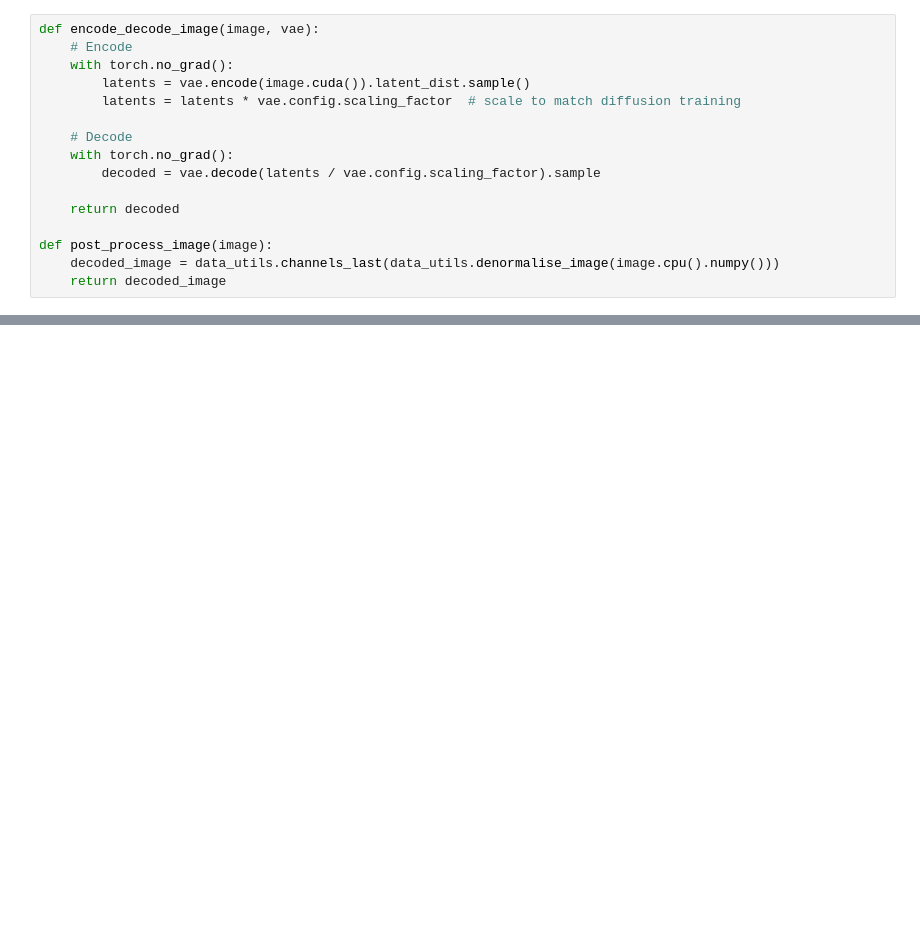
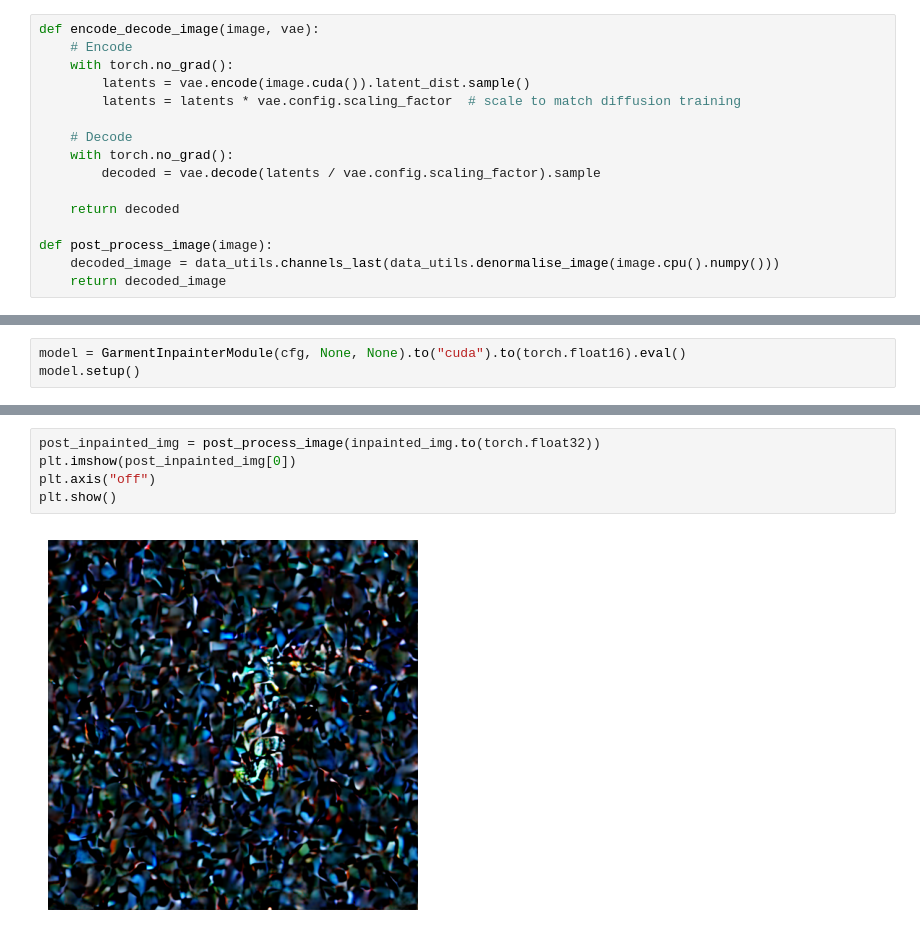
Before and after one commit to ludekcizinsky/garment-texture-completion, a Jupyter notebook: notebooks/test_train_pipeline.ipynb, the cells around one changed output, grey strips where cells are left out. Drawn from its saved outputs; the diff is of its cells as text; blank space fills up the shorter version.

```diff
--- a/notebooks/test_train_pipeline.ipynb
+++ b/notebooks/test_train_pipeline.ipynb
@@ -132,0 +144,3 @@ plt.tight_layout()
+# %%
+model = GarmentInpainterModule(cfg, None, None).to("cuda").to(torch.float16).eval()
+model.setup()
@@ -132,0 +166,7 @@ plt.tight_layout()
+# %%
+post_inpainted_img = post_process_image(inpainted_img.to(torch.float32))
+plt.imshow(post_inpainted_img[0])
+plt.axis("off")
+plt.show()
+# %% [output]
+[figure, added]
```
Also changed, not shown: parts of 11 cells of this notebook, 2 other files.
